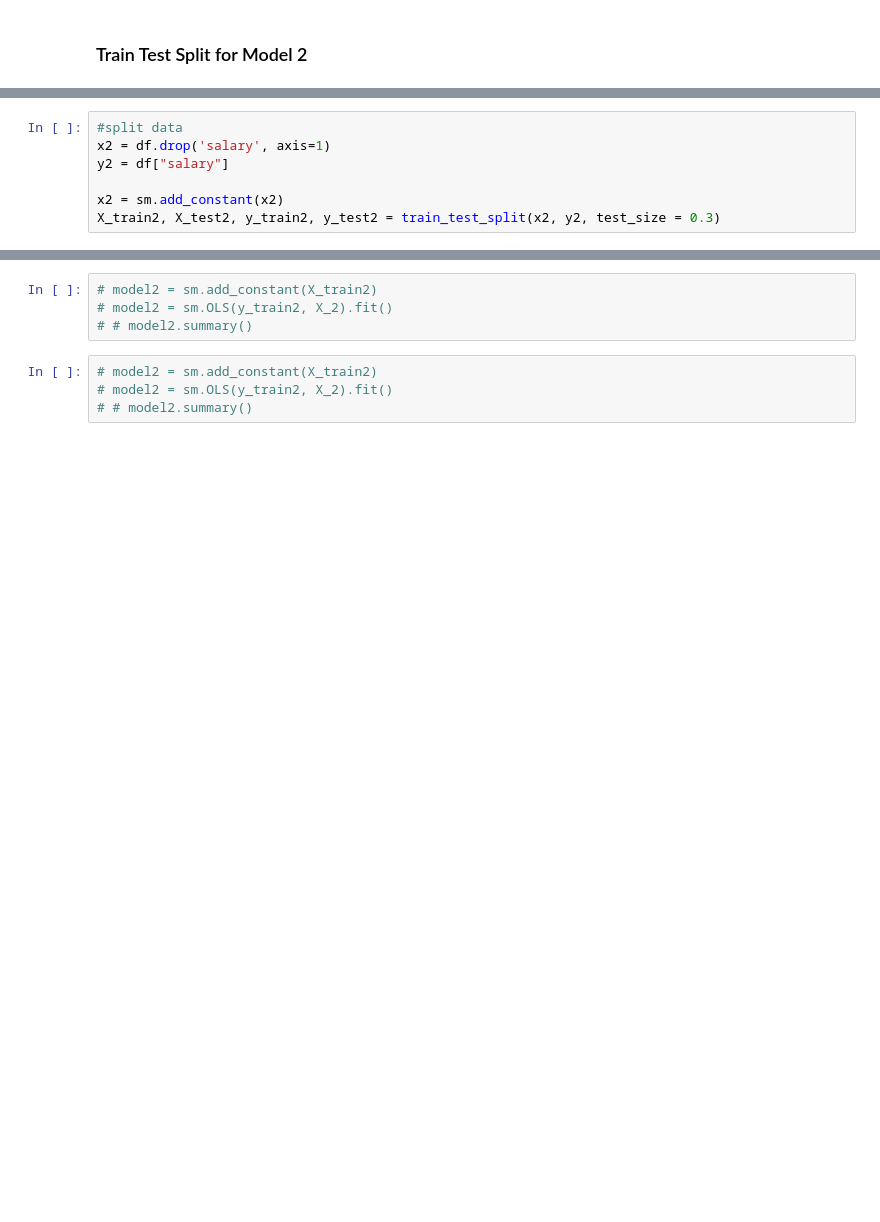
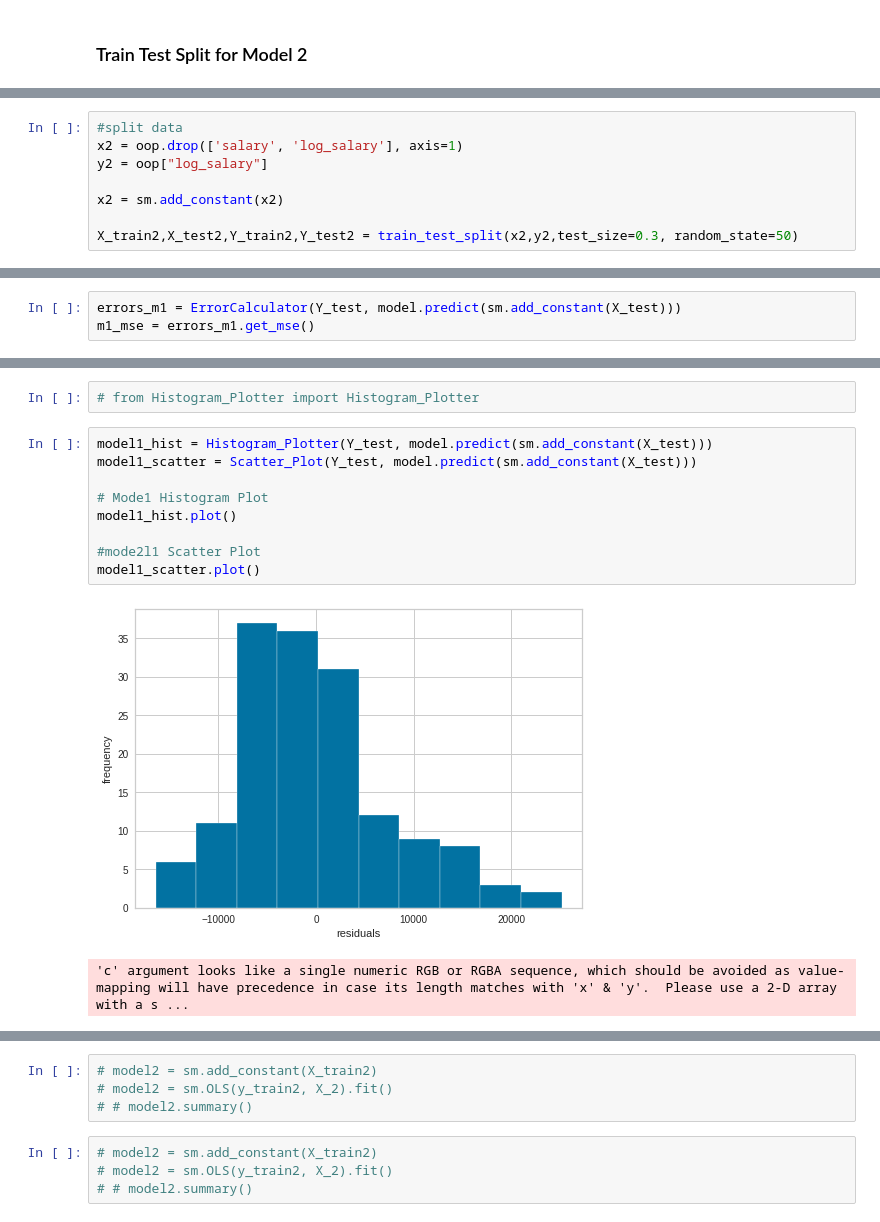
Before and after one commit to MphoKhotleng/OOP_for_DataScience, a Jupyter notebook: OOP_MLR.ipynb, the cells around one changed output, grey strips where cells are left out. Cells and saved outputs as stored; diff of their text form; blank space fills up the shorter version.

```diff
--- a/OOP_MLR.ipynb
+++ b/OOP_MLR.ipynb
@@ -148,8 +167,9 @@ df.head()
 # %%
 #split data
-x2 = df.drop('salary', axis=1)
-y2 = df["salary"]
+x2 = oop.drop(['salary', 'log_salary'], axis=1)
+y2 = oop["log_salary"]
 
 x2 = sm.add_constant(x2)
-X_train2, X_test2, y_train2, y_test2 = train_test_split(x2, y2, test_size = 0.3)
+
+X_train2,X_test2,Y_train2,Y_test2 = train_test_split(x2,y2,test_size=0.3, random_state=50)
 # %%
@@ -179,2 +199,5 @@ OLS Regression Results
 Warnings:
 [1] Standard Errors assume that the covariance matrix of the errors is correctly specified.
+# %%
+errors_m1 = ErrorCalculator(Y_test, model.predict(sm.add_constant(X_test)))
+m1_mse = errors_m1.get_mse()
@@ -180,0 +225,14 @@ Warnings:
+# %%
+# from Histogram_Plotter import Histogram_Plotter
+# %%
+model1_hist = Histogram_Plotter(Y_test, model.predict(sm.add_constant(X_test)))
+model1_scatter = Scatter_Plot(Y_test, model.predict(sm.add_constant(X_test)))
+
+# Mode1 Histogram Plot
+model1_hist.plot()
+
+#mode2l1 Scatter Plot
+model1_scatter.plot()
+# %% [output]
+[figure, added]
+'c' argument looks like a single numeric RGB or RGBA sequence, which should be avoided as value-mapping will have precedence in case its length matches with 'x' & 'y'.  Please use a 2-D array with a s ...
```
Also changed, not shown: parts of 30 cells of this notebook.
